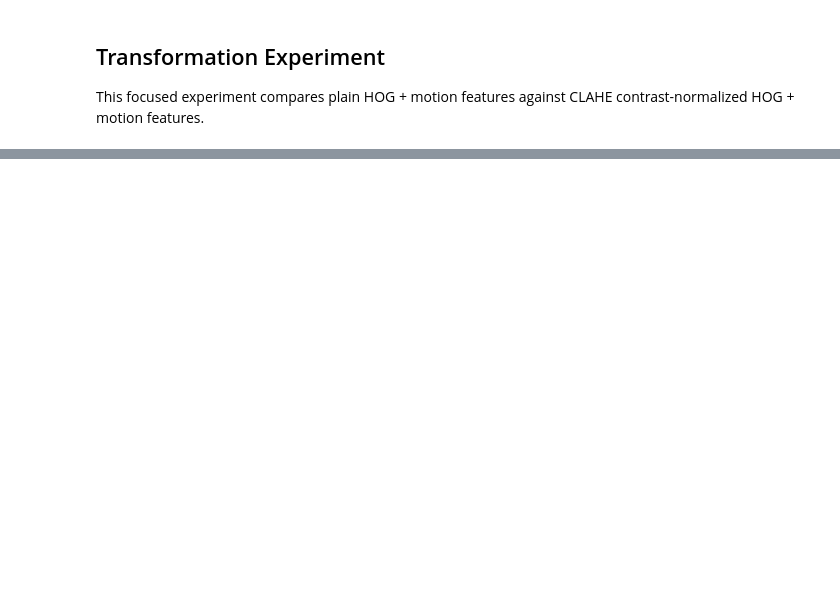
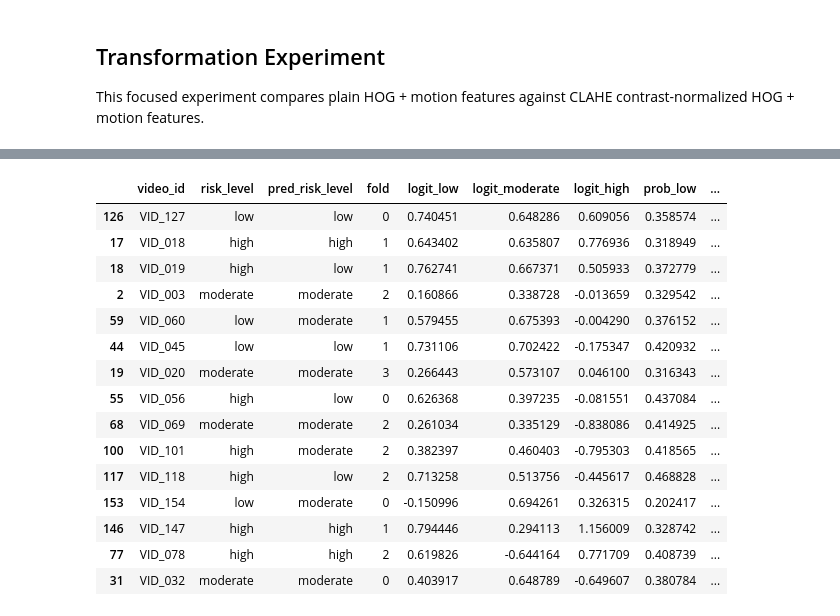
Before and after one commit to maladroitcat/sport_injury_risk_assessment, a Jupyter notebook: notebooks/02_model_results.ipynb, the cells around one changed output, grey strips where cells are left out. Cells and saved outputs as stored; diff of their text form; code cells hidden in the pictures; blank space fills up the shorter version.

```diff
--- a/notebooks/02_model_results.ipynb
+++ b/notebooks/02_model_results.ipynb
@@ -80,0 +149,3 @@ plt.tight_layout()
+# %%
+top_logits = pd.read_csv(ROOT / 'artifacts/reports/top_model_logits.csv')
+top_logits
@@ -80,0 +166,19 @@ plt.tight_layout()
+# %%
+top_logits.sort_values('prediction_confidence').head(15)
+# %% [output]
+|  | video_id | risk_level | pred_risk_level | fold | logit_low | logit_moderate | logit_high | prob_low | ... |
+| 126 | VID_127 | low | low | 0 | 0.740451 | 0.648286 | 0.609056 | 0.358574 | ... |
+| 17 | VID_018 | high | high | 1 | 0.643402 | 0.635807 | 0.776936 | 0.318949 | ... |
+| 18 | VID_019 | high | low | 1 | 0.762741 | 0.667371 | 0.505933 | 0.372779 | ... |
+| 2 | VID_003 | moderate | moderate | 2 | 0.160866 | 0.338728 | -0.013659 | 0.329542 | ... |
+| 59 | VID_060 | low | moderate | 1 | 0.579455 | 0.675393 | -0.004290 | 0.376152 | ... |
+| 44 | VID_045 | low | low | 1 | 0.731106 | 0.702422 | -0.175347 | 0.420932 | ... |
+| 19 | VID_020 | moderate | moderate | 3 | 0.266443 | 0.573107 | 0.046100 | 0.316343 | ... |
+| 55 | VID_056 | high | low | 0 | 0.626368 | 0.397235 | -0.081551 | 0.437084 | ... |
+| 68 | VID_069 | moderate | moderate | 2 | 0.261034 | 0.335129 | -0.838086 | 0.414925 | ... |
+| 100 | VID_101 | high | moderate | 2 | 0.382397 | 0.460403 | -0.795303 | 0.418565 | ... |
+| 117 | VID_118 | high | low | 2 | 0.713258 | 0.513756 | -0.445617 | 0.468828 | ... |
+| 153 | VID_154 | low | moderate | 0 | -0.150996 | 0.694261 | 0.326315 | 0.202417 | ... |
+| 146 | VID_147 | high | high | 1 | 0.794446 | 0.294113 | 1.156009 | 0.328742 | ... |
+| 77 | VID_078 | high | high | 2 | 0.619826 | -0.644164 | 0.771709 | 0.408739 | ... |
+| 31 | VID_032 | moderate | moderate | 0 | 0.403917 | 0.648789 | -0.649607 | 0.380784 | ... |
```
Also changed, not shown: parts of 15 cells of this notebook, 11 other files.
